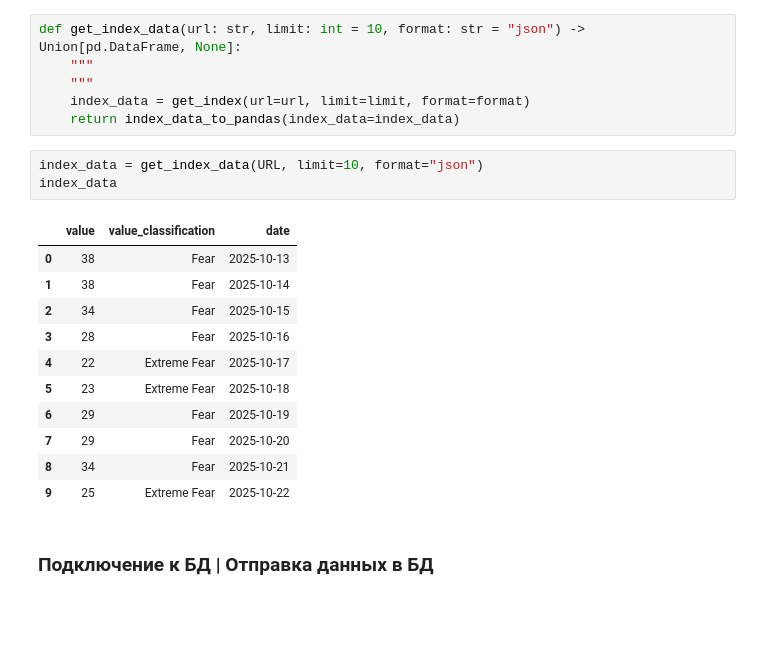
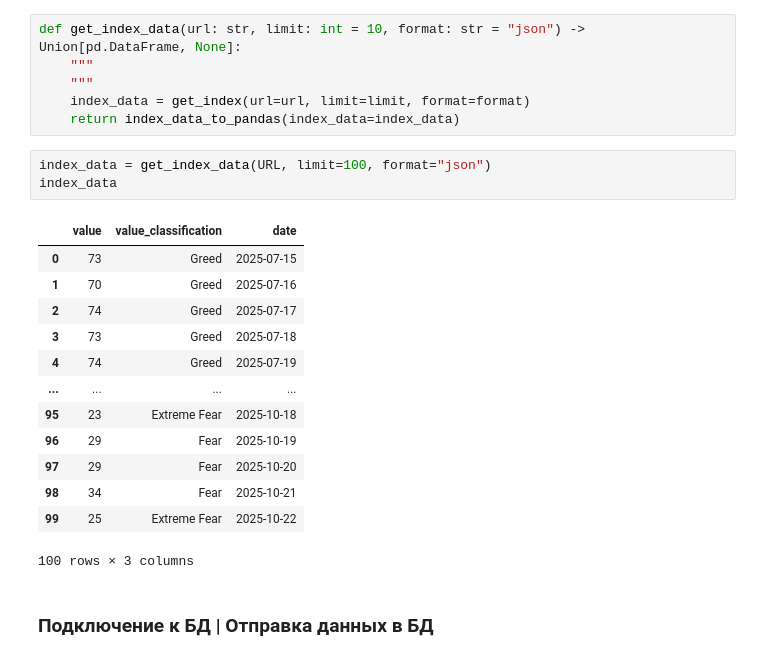
Before and after one commit to Raskoshinskii/CryptoDataAnalysis, a Jupyter notebook: crypto_dashboard/main.ipynb, the cells around one changed output. Cells and saved outputs as stored; diff of their text form; blank space fills up the shorter version.

```diff
--- a/crypto_dashboard/main.ipynb
+++ b/crypto_dashboard/main.ipynb
@@ -107,20 +107,22 @@ def get_index_data(url: str, limit: int = 10, format: str = "json") -> Union[pd.
     index_data = get_index(url=url, limit=limit, format=format)
     return index_data_to_pandas(index_data=index_data)
 # %%
-index_data = get_index_data(URL, limit=10, format="json")
+index_data = get_index_data(URL, limit=100, format="json")
 index_data
 # %% [output]
 |  | value | value_classification | date |
-| 0 | 38 | Fear | 2025-10-13 |
-| 1 | 38 | Fear | 2025-10-14 |
-| 2 | 34 | Fear | 2025-10-15 |
-| 3 | 28 | Fear | 2025-10-16 |
-| 4 | 22 | Extreme Fear | 2025-10-17 |
-| 5 | 23 | Extreme Fear | 2025-10-18 |
-| 6 | 29 | Fear | 2025-10-19 |
-| 7 | 29 | Fear | 2025-10-20 |
-| 8 | 34 | Fear | 2025-10-21 |
-| 9 | 25 | Extreme Fear | 2025-10-22 |
+| 0 | 73 | Greed | 2025-07-15 |
+| 1 | 70 | Greed | 2025-07-16 |
+| 2 | 74 | Greed | 2025-07-17 |
+| 3 | 73 | Greed | 2025-07-18 |
+| 4 | 74 | Greed | 2025-07-19 |
+| ... | ... | ... | ... |
+| 95 | 23 | Extreme Fear | 2025-10-18 |
+| 96 | 29 | Fear | 2025-10-19 |
+| 97 | 29 | Fear | 2025-10-20 |
+| 98 | 34 | Fear | 2025-10-21 |
+| 99 | 25 | Extreme Fear | 2025-10-22 |
+100 rows × 3 columns
 # %% [markdown]
 ### Подключение к БД | Отправка данных в БД
 # %%
```
Also changed, not shown: 4 other files.
